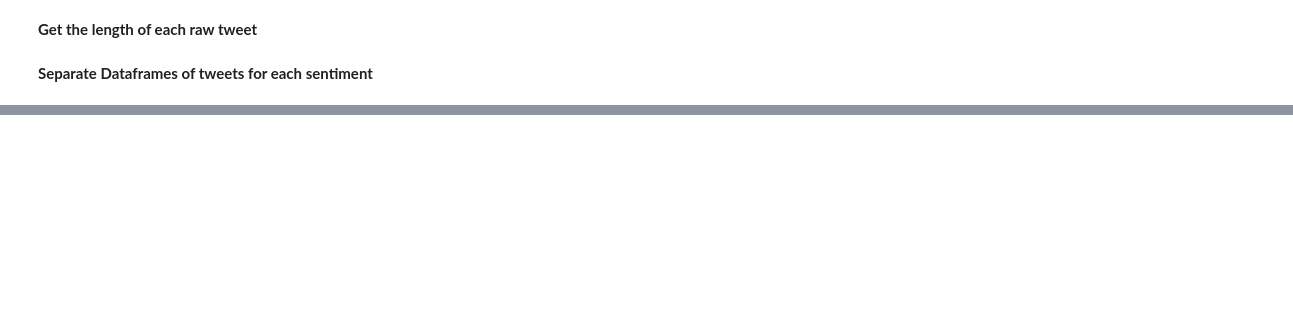
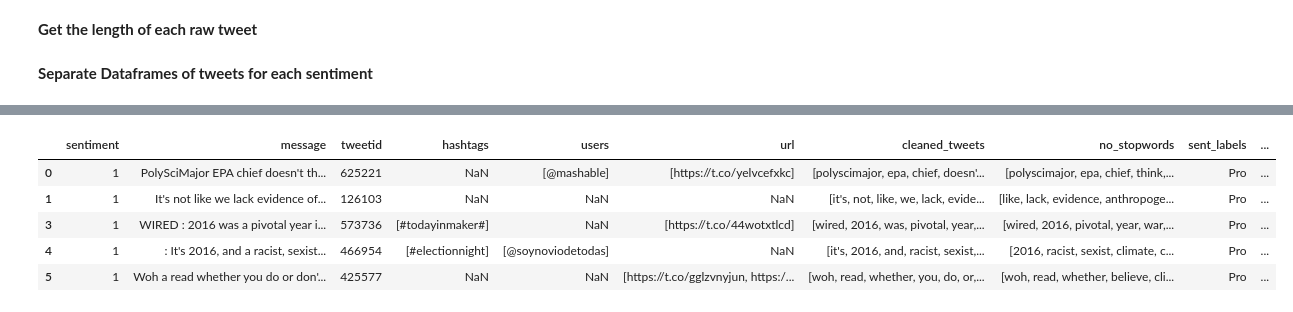
Before and after one commit to marth418/classification-predict-streamlit-template, a Jupyter notebook: Starter_notebook.ipynb, the cells around one changed output, grey strips where cells are left out. Saved outputs shown, nothing was run; the diff lists cells and outputs as text; code cells hidden in the pictures; blank space fills up the shorter version.

```diff
--- a/Starter_notebook.ipynb
+++ b/Starter_notebook.ipynb
@@ -539,6 +555,13 @@ neutral_df.head()
 # %%
 # Dataframe for pro tweets
-pro_df = train[train['sentiment'] == 1]
+pro_df = train_df[train_df['sentiment'] == 1]
 pro_df.head()
+# %% [output]
+|  | sentiment | message | tweetid | hashtags | users | url | cleaned_tweets | no_stopwords | sent_labels | ... |
+| 0 | 1 | PolySciMajor EPA chief doesn't th... | 625221 | NaN | [@mashable] | [https://t.co/yelvcefxkc] | [polyscimajor, epa, chief, doesn'... | [polyscimajor, epa, chief, think,... | Pro | ... |
+| 1 | 1 | It's not like we lack evidence of... | 126103 | NaN | NaN | NaN | [it's, not, like, we, lack, evide... | [like, lack, evidence, anthropoge... | Pro | ... |
+| 3 | 1 | WIRED : 2016 was a pivotal year i... | 573736 | [#todayinmaker#] | NaN | [https://t.co/44wotxtlcd] | [wired, 2016, was, pivotal, year,... | [wired, 2016, pivotal, year, war,... | Pro | ... |
+| 4 | 1 | : It's 2016, and a racist, sexist... | 466954 | [#electionnight] | [@soynoviodetodas] | NaN | [it's, 2016, and, racist, sexist,... | [2016, racist, sexist, climate, c... | Pro | ... |
+| 5 | 1 | Woh a read whether you do or don'... | 425577 | NaN | NaN | [https://t.co/gglzvnyjun, https:/... | [woh, read, whether, you, do, or,... | [woh, read, whether, believe, cli... | Pro | ... |
 # %%
 # DtataFrame for anti tweets
```
Also changed, not shown: parts of 97 cells of this notebook.
